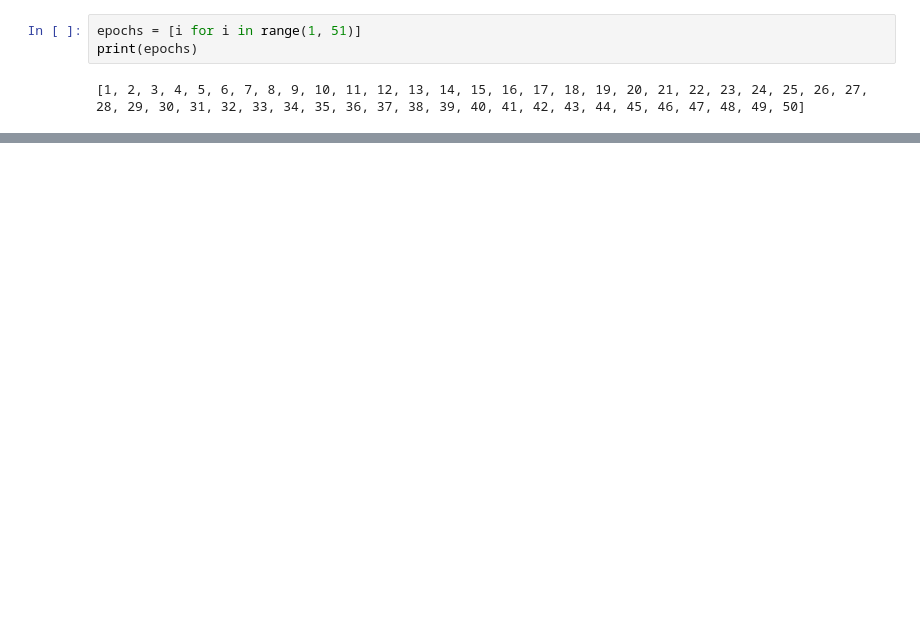
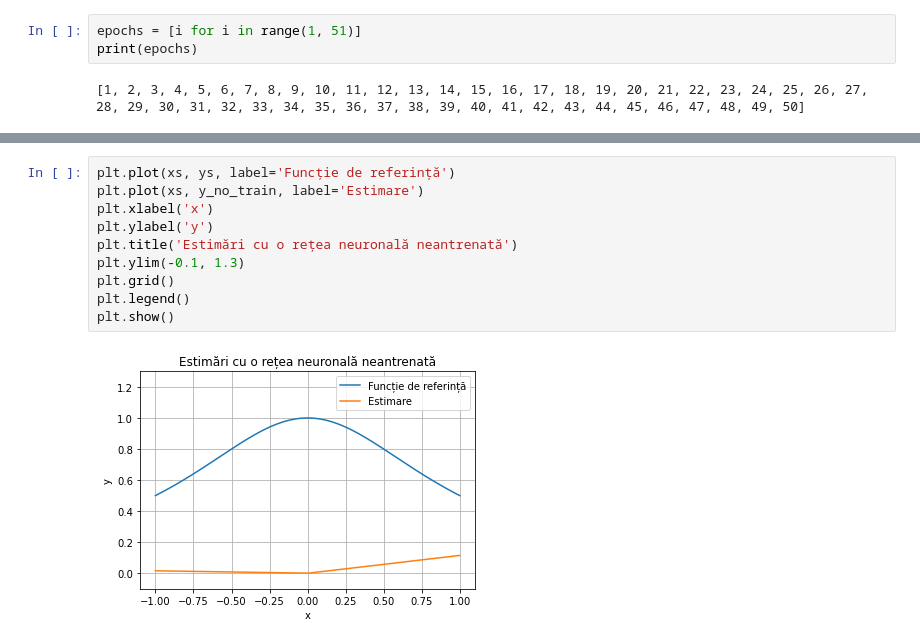
Before and after one commit to Soare-Robert-Daniel/diploma-de-licenta, a Jupyter notebook: app/demo.ipynb, the cells around one changed output, grey strips where cells are left out. Drawn from its saved outputs; the diff is of its cells as text; blank space fills up the shorter version.

```diff
--- a/app/demo.ipynb
+++ b/app/demo.ipynb
@@ -77,0 +81,12 @@ plt.show()
+# %%
+plt.plot(xs, ys, label='Funcție de referință')
+plt.plot(xs, y_no_train, label='Estimare')
+plt.xlabel('x')
+plt.ylabel('y')
+plt.title('Estimări cu o rețea neuronală neantrenată')
+plt.ylim(-0.1, 1.3)
+plt.grid()
+plt.legend()
+plt.show()
+# %% [output]
+[figure, added]
```
Also changed, not shown: parts of 5 cells of this notebook, 15 other files.
